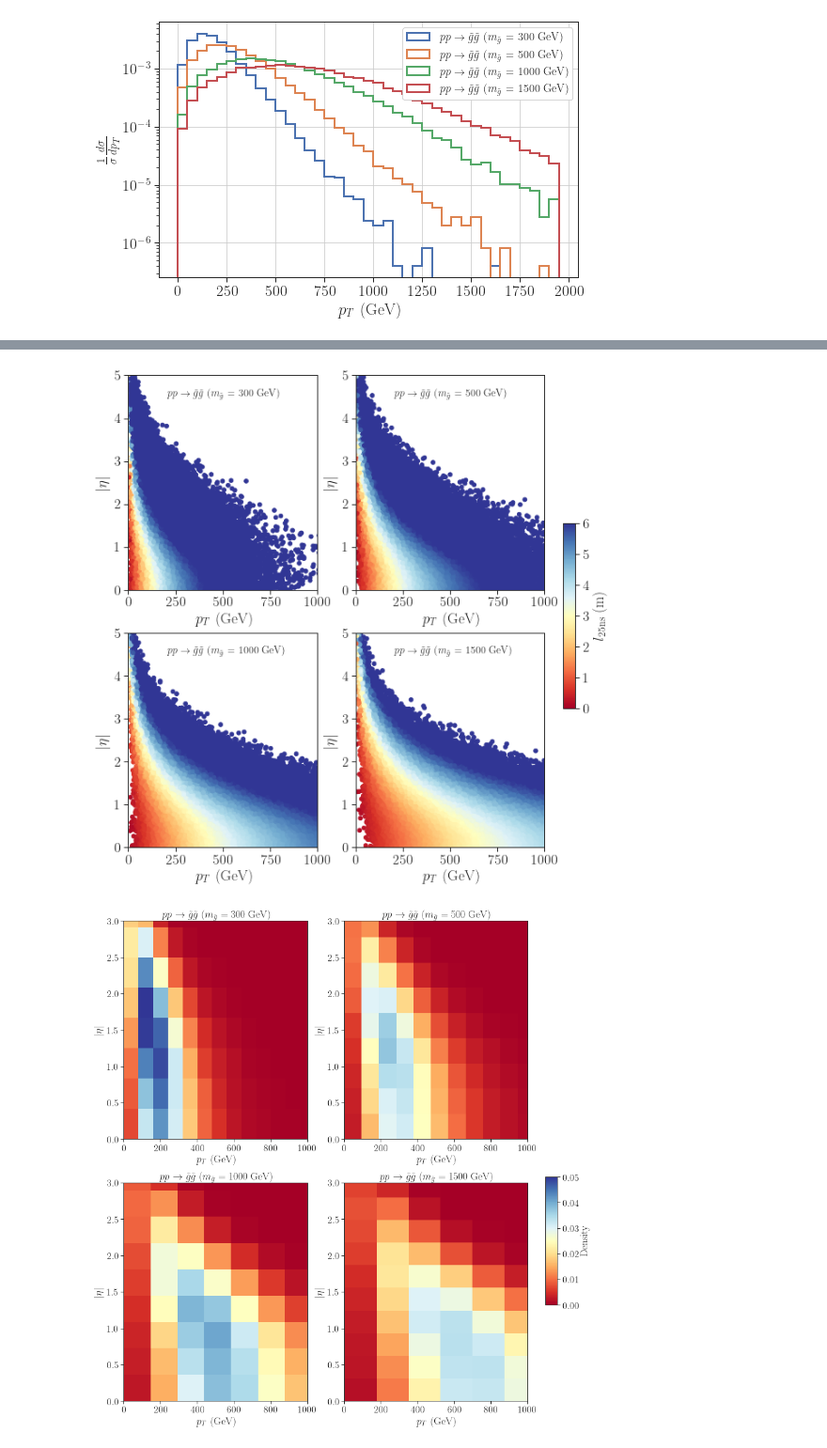
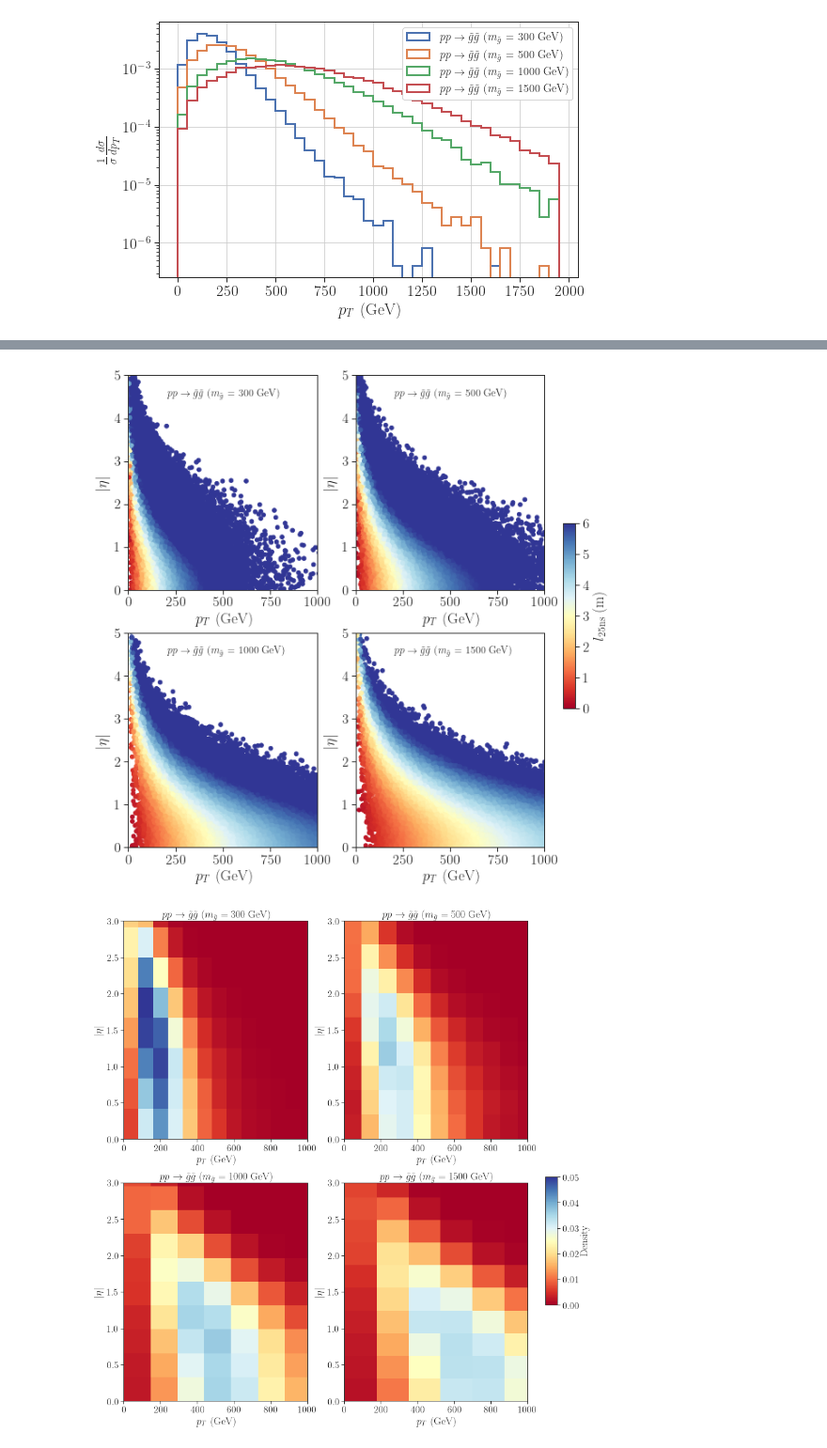
Before and after one commit to andlessa/llpBoost, a Jupyter notebook: plots/plotDists-Gluino.ipynb, the cells around one changed output, grey strips where cells are left out. Shown: that part at 94% size. Drawn from its saved outputs; the diff is of its cells as text; code cells hidden in the pictures.

```diff
--- a/plots/plotDists-Gluino.ipynb
+++ b/plots/plotDists-Gluino.ipynb
@@ -73,9 +75,9 @@ plt.show()
 plt.figure(figsize=(8,5))
 bins=np.arange(0.,8.0,0.5)
 for infoD in infoDict.values():
-    go = infoD['go']
+    go = infoD['pDict'].go[0] # Use only the first gluino
     l = np.array(go.Beta)*3e8*25e-9
-    w = np.array(go.weightList)*1e3
+    w = np.array(go.weight)*1e3
     label = infoD['process']
     label += r' ($m_{\tilde{g}}$ = %1.0f GeV)' %infoD['mGluino']
     plt.hist(l,bins=bins,weights=w,cumulative=True,
@@ -97,8 +99,8 @@ plt.show()
 plt.figure(figsize=(8,5))
 bins=np.arange(0.,2000.0,50.0)
 for infoD in infoDict.values():
-    go = infoD['go']
-    w = np.array(go.weightList)*1e3
+    go = infoD['pDict'].go[0] # Use only the first gluino
+    w = np.array(go.weight)*1e3
     label = infoD['process']
     label += r' ($m_{\tilde{g}}$ = %1.0f GeV)' %infoD['mGluino']
     plt.hist(go.PT,bins=bins,weights=w,density=True,
@@ -120,8 +122,8 @@ plt.show()
 plt.figure(figsize=(8,5))
 bins=np.arange(-3.,3.0,0.2)
 for infoD in infoDict.values():
-    go = infoD['go']
-    w = np.array(go.weightList)*1e3
+    go = infoD['pDict'].go[0] # Use only the first gluino
+    w = np.array(go.weight)*1e3
     label = infoD['process']
     label += r' ($m_{\tilde{g}}$ = %1.0f GeV)' %infoD['mGluino']
     plt.hist(go.Eta,bins=bins,weights=w,density=True,
@@ -144,7 +146,7 @@ fig,axarray = plt.subplots(nrows=int(np.ceil(len(infoDict)/2)),
                            ncols=2,figsize=(10,len(infoDict)*1.5))
 for i,infoD in enumerate(infoDict.values()):
     ax = axarray.reshape(-1)[i]
-    go = infoD['go']
+    go = infoD['pDict'].go[0] # Use only the first gluino
     l = np.array(go.Beta)*3e8*25e-9
     r = ax.scatter(go.PT,np.abs(go.Eta),c=l,cmap=cm,vmin=0.,vmax=6.0)
     ax.set_xlabel('$p_T$ (GeV)')
@@ -163,33 +165,33 @@ fig.colorbar(r,label=r'$l_{\rm 25ns}$ (m)',cax=cbar_ax)
 # plt.tight_layout()
 plt.show()
 # %% [output]
-[figure, old version]
+[figure, new version]
 # %%
 fig,axarray = plt.subplots(nrows=int(np.ceil(len(infoDict)/2)),
                            ncols=2,figsize=(14,len(infoDict)*1.5))
 for i,infoD in enumerate(infoDict.values()):
     ax = axarray.reshape(-1)[i]
-    go = infoD['go']
+    go = infoD['pDict'].go[0] # Use only the first gluino
     r = ax.hist2d(go.PT,np.abs(go.Eta),bins=(20,20),vmin=0.,vmax=0.05,
-           weights=[1/len(go.particleList)]*len(go.particleList),cmap=cm)
+           weights=[1/len(go)]*len(go),cmap=cm)
 
     ax.set_xlabel('$p_T$ (GeV)')
     ax.set_ylabel('$|\eta|$')
     ax.set_xlim(0.,1000.)
     ax.set_ylim(0.,3.0)
     label = infoD['process']
     label += r' ($m_{\tilde{g}}$ = %1.0f GeV)' %infoD['mGluino']
     # ax.text(200.0,4.5,label,fontsize=12)
     ax.set_title(label)
 
 fig.subplots_adjust(right=0.8,top=2)
 cbar_ax = fig.add_axes([0.83, 0.5, 0.02, 0.5])
 # fig.colorbar(r, cax=cbar_ax)
 fig.colorbar(r[3],label=r'Density',cax=cbar_ax)
 # plt.tight_layout()
 plt.show()
 # %% [output]
-[figure, old version]
+[figure, new version]
 # %%
 goSel = ParticleList()
 # %%
```
Also changed, not shown: parts of 6 cells of this notebook, 4 other files.
